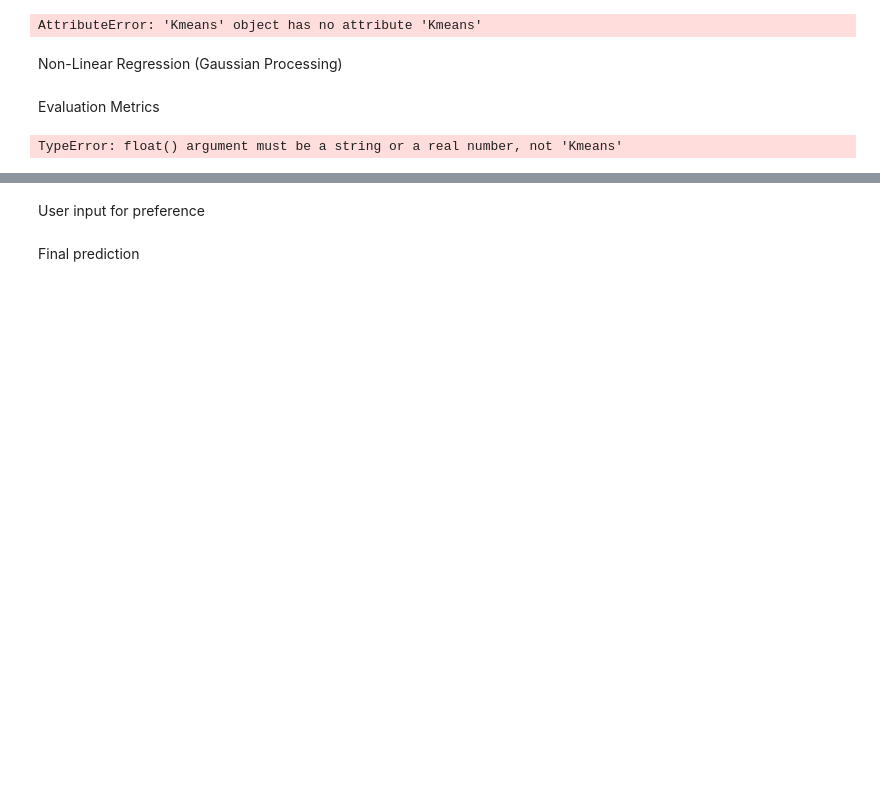
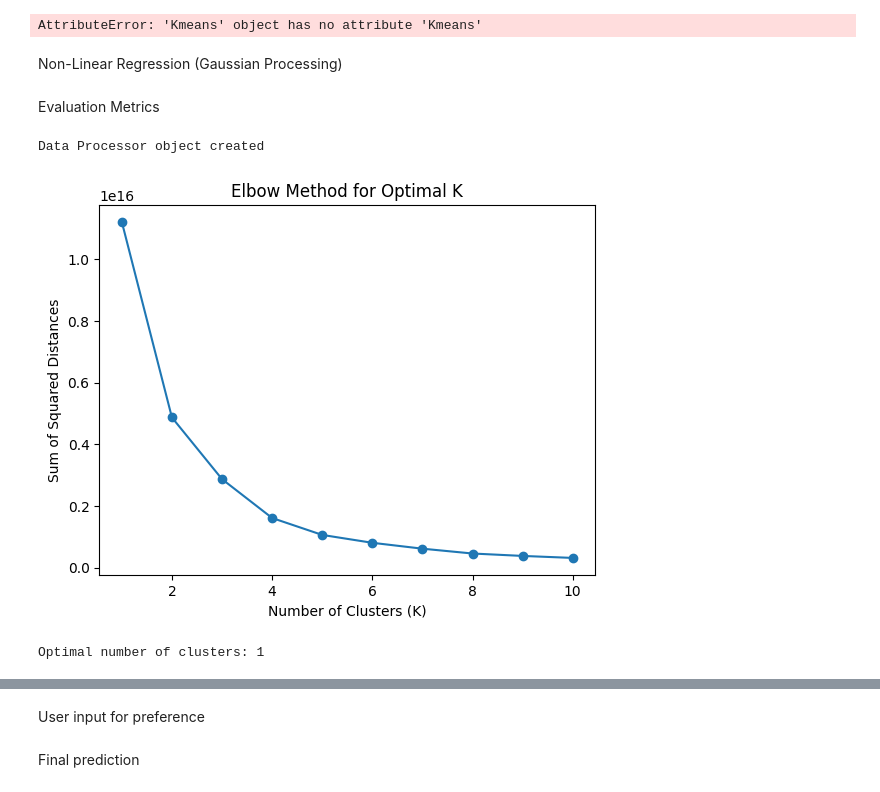
Before and after one commit to Wajeeha-B/ai_project.github.io, a Jupyter notebook: code/estimator.ipynb, the cells around one changed output, grey strips where cells are left out. Drawn from its saved outputs; the diff is of its cells as text; code cells hidden in the pictures; blank space fills up the shorter version.

Commit message:
Evaluation_metrics Updated

```diff
--- a/code/estimator.ipynb
+++ b/code/estimator.ipynb
@@ -155,28 +155,39 @@ nlr.evaluate()
 nlr.cross_validate()
 # %% [markdown]
 Evaluation Metrics
-# %%
-from performance_metrics import ElbowMethod
-
-# Instantiate the Kmeans class
-k = 5
-pref = 'Size'
-kmeans = Kmeans.Kmeans(train_X, train_Y, k, pref)
-
-# Call the cluster method of the Kmeans class to obtain x_new, points, and centroids
-x_new, points, centroids = kmeans.cluster()
-
-# Instantiate the ElbowMethod class and pass the instance of the Kmeans class
-elbow_method = ElbowMethod(kmeans)
-
-# Call the evaluate method of the ElbowMethod class
-max_clusters = 10
-elbow_method.evaluate(max_clusters)
-
-# Call the plot method of the ElbowMethod class to visualize the elbow plot
-elbow_method.plot()
-# %% [output]
-TypeError: float() argument must be a string or a real number, not 'Kmeans'
+# %%
+from performance_metrics import ElbowMethod
+from DataProcessor import DataProcessor
+import pandas as pd
+from sklearn.impute import SimpleImputer
+
+# Identify features to be used (excluding 'Type')
+columnsToKeep = ['Price', 'Bedroom', 'Bathroom', 'Car', 'Landsize', 'BuildingArea', 'Latitude', 'Longitude']
+
+# Path to dataset
+filepath = '../dataset/Melbourne_housing_FULL.csv'
+
+# Step 1: Load and preprocess the data
+data_processor = DataProcessor()
+data = data_processor.LoadData(filepath)
+
+# Drop columns that are not relevant or cannot be converted to numeric
+data = data_processor.keepSelectedColumns(columnsToKeep)
+
+# Impute missing values with the mean of each column
+imputer = SimpleImputer(strategy='mean')
+data = pd.DataFrame(imputer.fit_transform(data), columns=data.columns)
+
+# Step 2: Use the ElbowMethod class with the preprocessed data
+elbow_method = ElbowMethod(data)  # Initialize ElbowMethod
+elbow_method.evaluate(max_clusters=10)
+elbow_method.plot()
+optimal_clusters = elbow_method.optimal_number_of_clusters()
+print("Optimal number of clusters:", optimal_clusters)
+# %% [output]
+Data Processor object created
+[figure, added]
+Optimal number of clusters: 1
 # %%
 from performance_metrics import calculate_silhouette_score
 # Assuming kmeans.cluster() returns x_new, points, centroids
```
Also changed, not shown: parts of 2 cells of this notebook, 1 other file.
